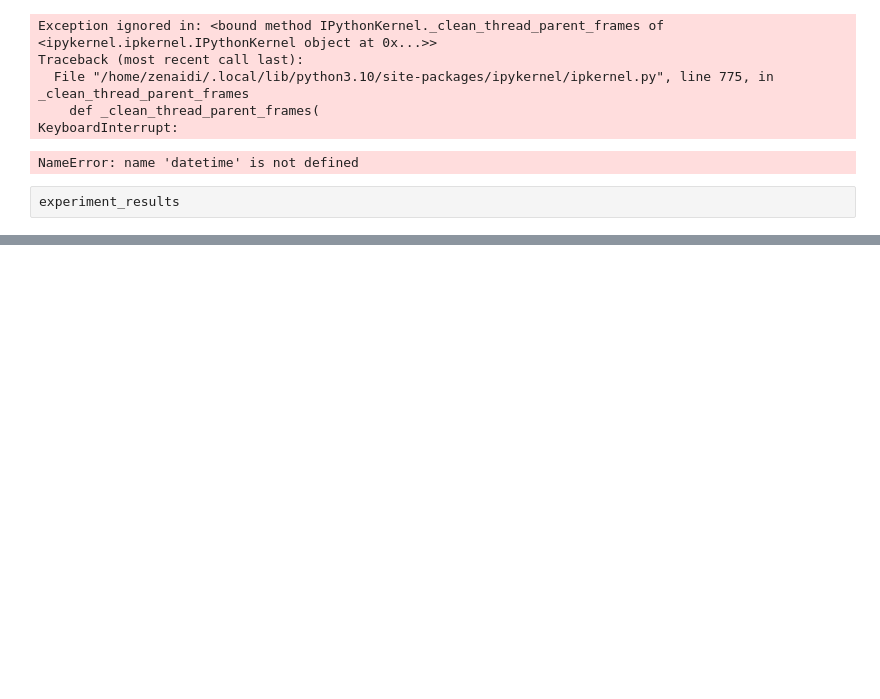
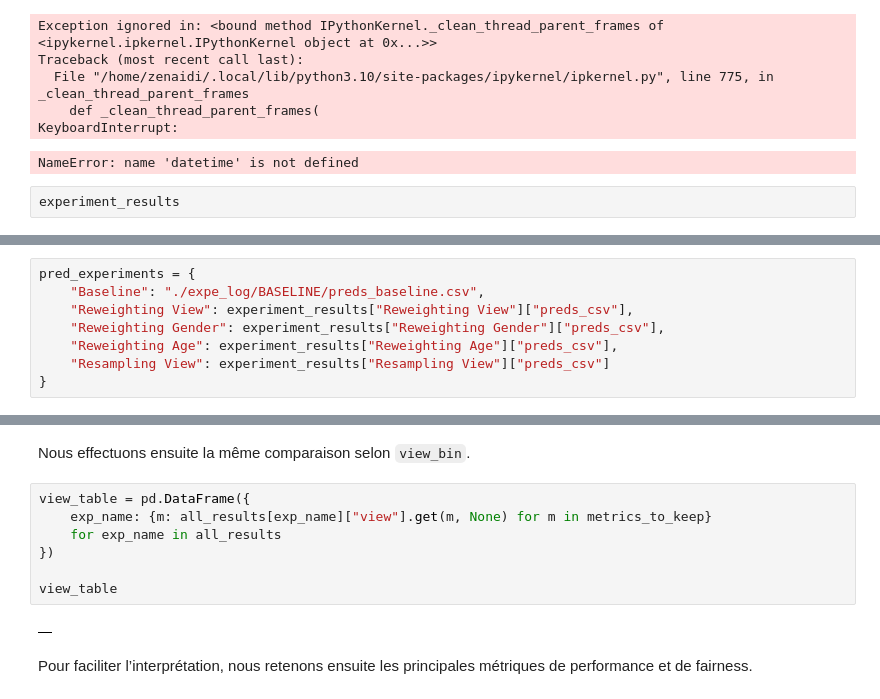
Before and after one commit to EagleForce14/Fairness, a Jupyter notebook: Projet/train_classifieur_local.ipynb, the cells around one changed output, grey strips where cells are left out. Drawn from its saved outputs; the diff is of its cells as text; blank space fills up the shorter version.

```diff
--- a/Projet/train_classifieur_local.ipynb
+++ b/Projet/train_classifieur_local.ipynb
@@ -1247,0 +1276,8 @@ experiment_results
+# %%
+pred_experiments = {
+    "Baseline": "./expe_log/BASELINE/preds_baseline.csv",
+    "Reweighting View": experiment_results["Reweighting View"]["preds_csv"],
+    "Reweighting Gender": experiment_results["Reweighting Gender"]["preds_csv"],
+    "Reweighting Age": experiment_results["Reweighting Age"]["preds_csv"],
+    "Resampling View": experiment_results["Resampling View"]["preds_csv"]
+}
@@ -1247,0 +1413,13 @@ experiment_results
+# %% [markdown]
+Nous effectuons ensuite la même comparaison selon `view_bin`.
+# %%
+view_table = pd.DataFrame({
+    exp_name: {m: all_results[exp_name]["view"].get(m, None) for m in metrics_to_keep}
+    for exp_name in all_results
+})
+
+view_table
+# %% [output]
+|  |
+# %% [markdown]
+Pour faciliter l’interprétation, nous retenons ensuite les principales métriques de performance et de fairness.
```
Also changed, not shown: parts of 32 cells of this notebook.
